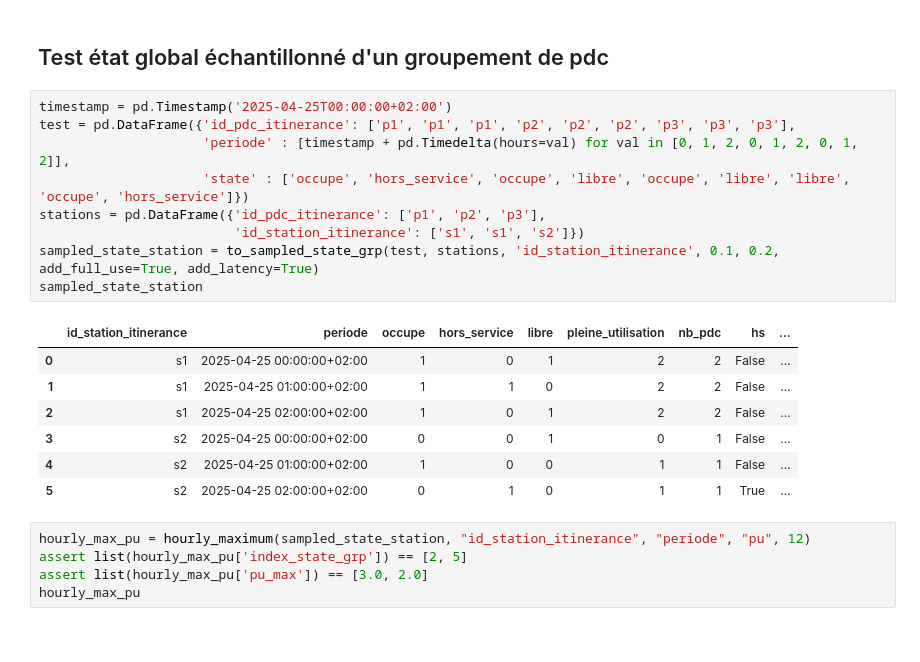
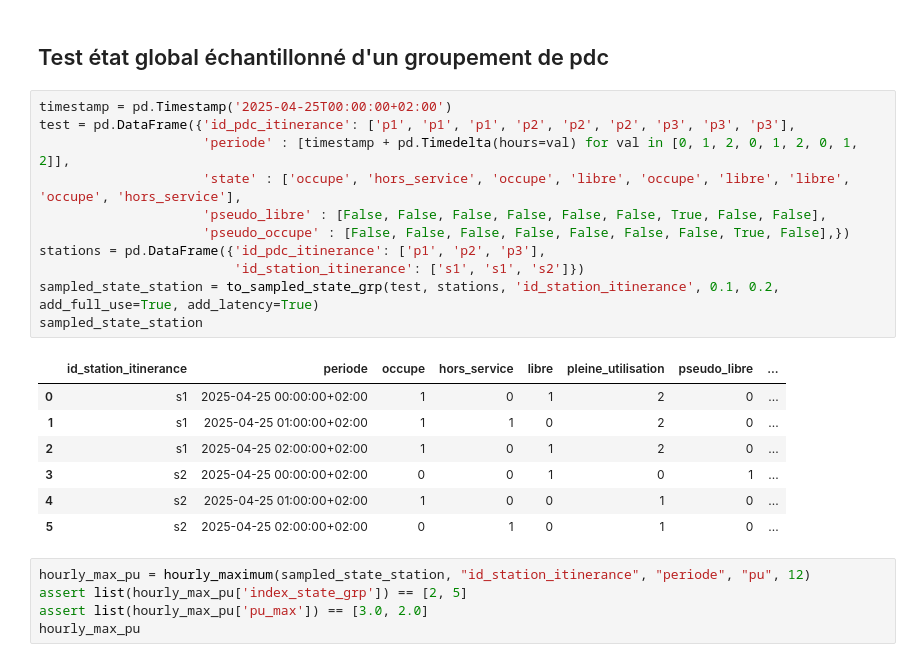
Before and after one commit to loco-labs/qualicharge-rtet, a Jupyter notebook: saturation/source/tests_saturation.ipynb, the cells around one changed output. Cells and saved outputs as stored; diff of their text form.

Commit message:
mise à jour sampled_state_grp, ajout PU_len

```diff
--- a/saturation/source/tests_saturation.ipynb
+++ b/saturation/source/tests_saturation.ipynb
@@ -261,20 +260,22 @@ assert state_d.iloc[2].eq(['p3', 120.0, 60.0, 0.0, 60.0, 0.0, 0.0]).all()
 # %%
 timestamp = pd.Timestamp('2025-04-25T00:00:00+02:00')
 test = pd.DataFrame({'id_pdc_itinerance': ['p1', 'p1', 'p1', 'p2', 'p2', 'p2', 'p3', 'p3', 'p3'],
                      'periode' : [timestamp + pd.Timedelta(hours=val) for val in [0, 1, 2, 0, 1, 2, 0, 1, 2]],
-                     'state' : ['occupe', 'hors_service', 'occupe', 'libre', 'occupe', 'libre', 'libre', 'occupe', 'hors_service']})
+                     'state' : ['occupe', 'hors_service', 'occupe', 'libre', 'occupe', 'libre', 'libre', 'occupe', 'hors_service'],
+                     'pseudo_libre' : [False, False, False, False, False, False, True, False, False],
+                     'pseudo_occupe' : [False, False, False, False, False, False, False, True, False],})
 stations = pd.DataFrame({'id_pdc_itinerance': ['p1', 'p2', 'p3'],
                          'id_station_itinerance': ['s1', 's1', 's2']})
 sampled_state_station = to_sampled_state_grp(test, stations, 'id_station_itinerance', 0.1, 0.2, add_full_use=True, add_latency=True)
 sampled_state_station
 # %% [output]
-|  | id_station_itinerance | periode | occupe | hors_service | libre | pleine_utilisation | nb_pdc | hs | ... |
-| 0 | s1 | 2025-04-25 00:00:00+02:00 | 1 | 0 | 1 | 2 | 2 | False | ... |
-| 1 | s1 | 2025-04-25 01:00:00+02:00 | 1 | 1 | 0 | 2 | 2 | False | ... |
-| 2 | s1 | 2025-04-25 02:00:00+02:00 | 1 | 0 | 1 | 2 | 2 | False | ... |
-| 3 | s2 | 2025-04-25 00:00:00+02:00 | 0 | 0 | 1 | 0 | 1 | False | ... |
-| 4 | s2 | 2025-04-25 01:00:00+02:00 | 1 | 0 | 0 | 1 | 1 | False | ... |
-| 5 | s2 | 2025-04-25 02:00:00+02:00 | 0 | 1 | 0 | 1 | 1 | True | ... |
+|  | id_station_itinerance | periode | occupe | hors_service | libre | pleine_utilisation | pseudo_libre | ... |
+| 0 | s1 | 2025-04-25 00:00:00+02:00 | 1 | 0 | 1 | 2 | 0 | ... |
+| 1 | s1 | 2025-04-25 01:00:00+02:00 | 1 | 1 | 0 | 2 | 0 | ... |
+| 2 | s1 | 2025-04-25 02:00:00+02:00 | 1 | 0 | 1 | 2 | 0 | ... |
+| 3 | s2 | 2025-04-25 00:00:00+02:00 | 0 | 0 | 1 | 0 | 1 | ... |
+| 4 | s2 | 2025-04-25 01:00:00+02:00 | 1 | 0 | 0 | 1 | 0 | ... |
+| 5 | s2 | 2025-04-25 02:00:00+02:00 | 0 | 1 | 0 | 1 | 0 | ... |
 # %%
 hourly_max_pu = hourly_maximum(sampled_state_station, "id_station_itinerance", "periode", "pu", 12)
 assert list(hourly_max_pu['index_state_grp']) == [2, 5]
```
Also changed, not shown: parts of 7 cells of this notebook, 2 other files.
